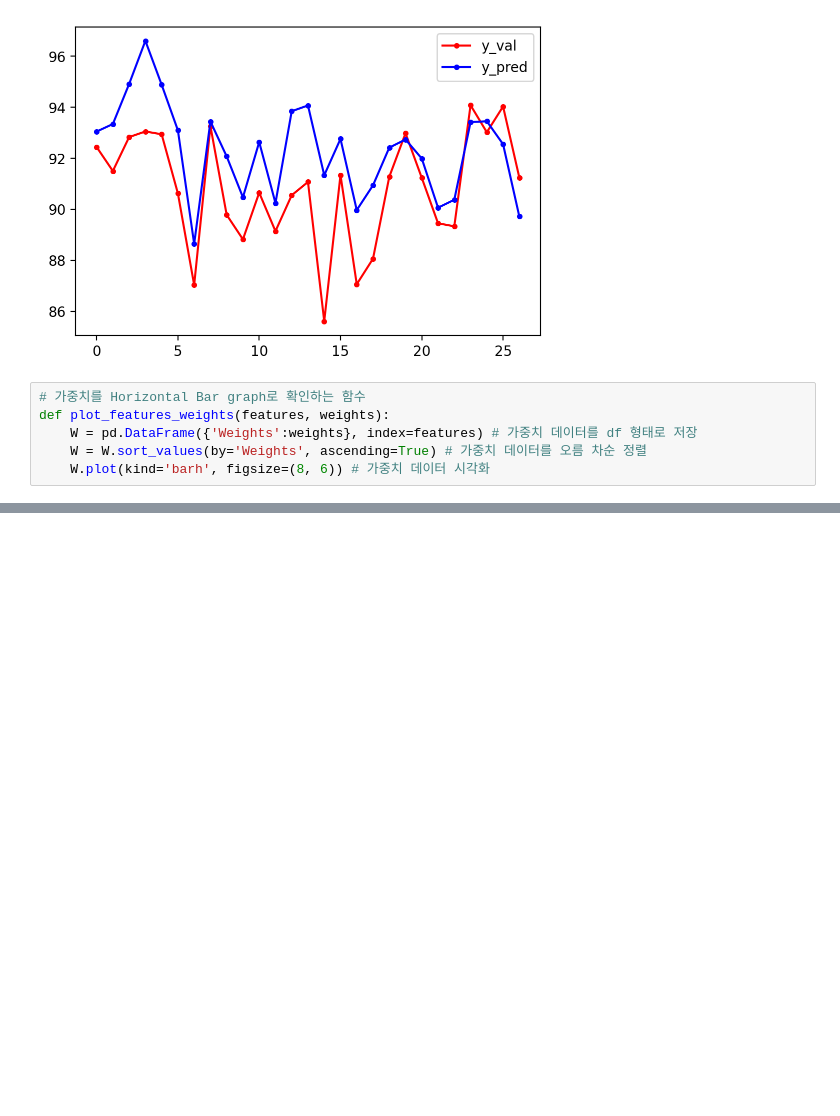
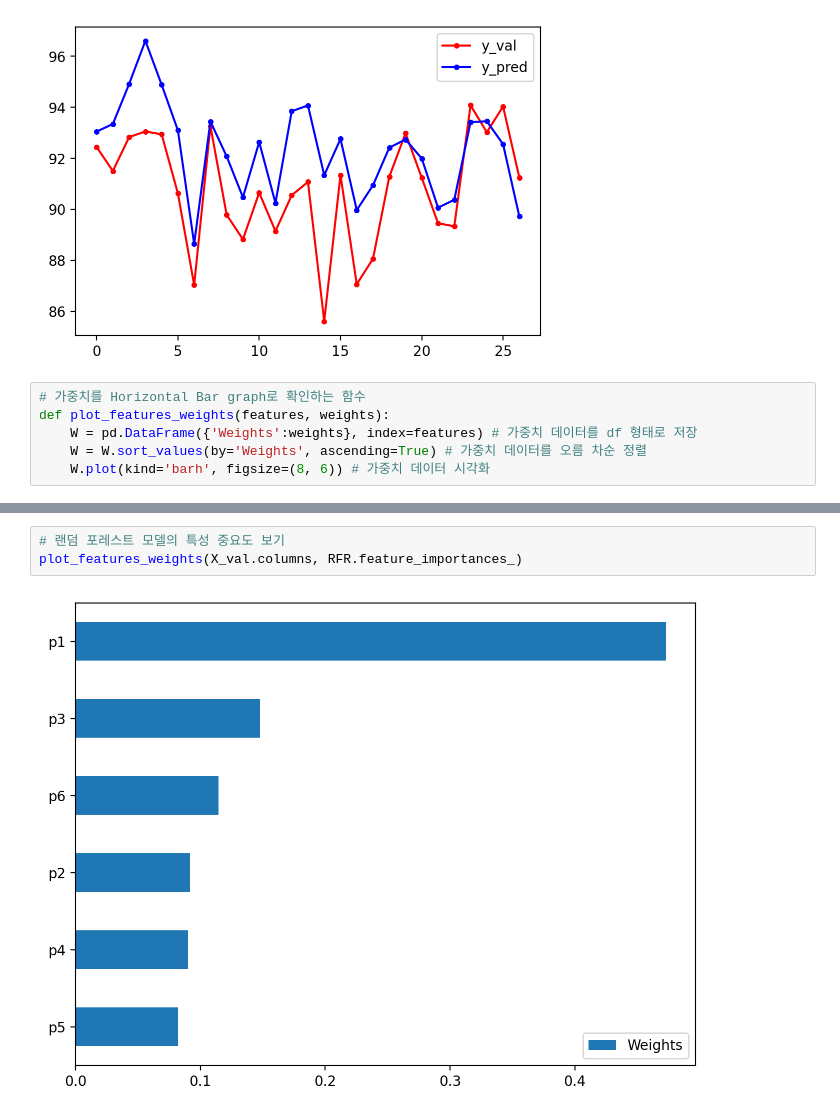
Before and after one commit to imbiotech/skbtML, a Jupyter notebook: k_pda_gmp_w_s.ipynb, the cells around one changed output, grey strips where cells are left out. Cells and saved outputs as stored; diff of their text form; blank space fills up the shorter version.

```diff
--- a/k_pda_gmp_w_s.ipynb
+++ b/k_pda_gmp_w_s.ipynb
@@ -785,0 +861,5 @@ for depth in range(1,20):
+# %%
+# 랜덤 포레스트 모델의 특성 중요도 보기
+plot_features_weights(X_val.columns, RFR.feature_importances_)
+# %% [output]
+[figure, added]
```
Also changed, not shown: parts of 10 cells of this notebook.
